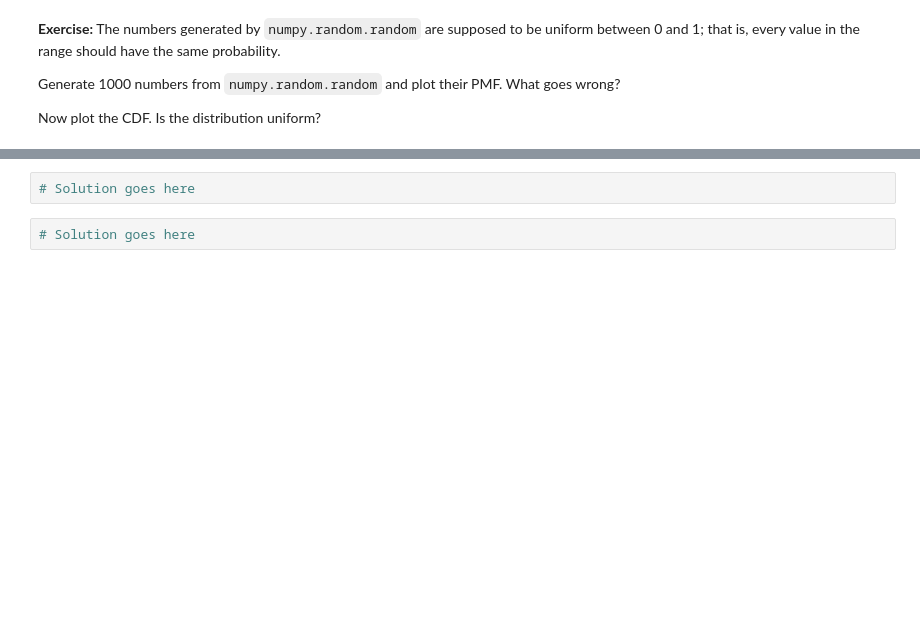
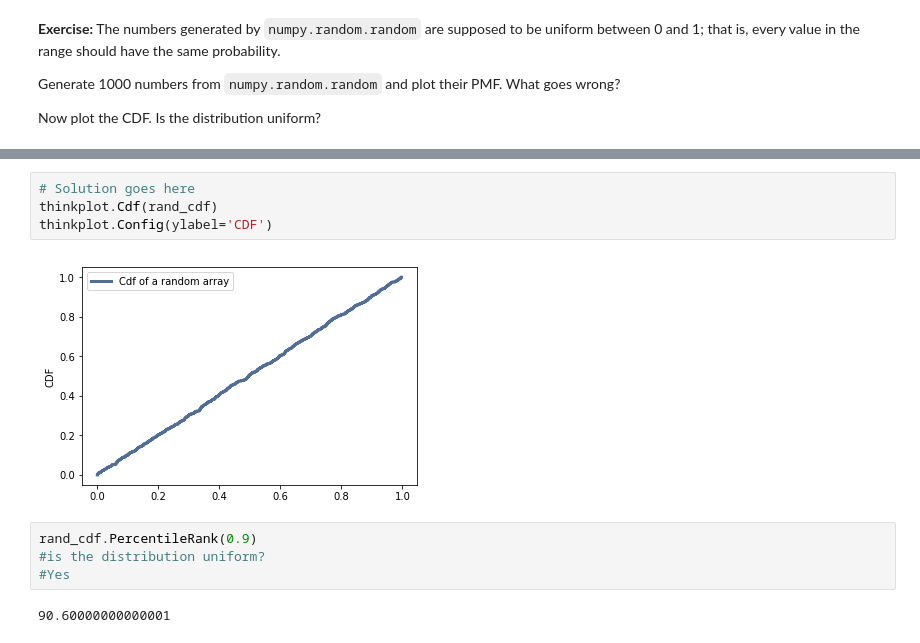
Before and after one commit to joaomarcoslds/ThinkStats2, a Jupyter notebook: code/chap04ex.ipynb, the cells around one changed output, grey strips where cells are left out. Cells and saved outputs as stored; diff of their text form; blank space fills up the shorter version.

```diff
--- a/code/chap04ex.ipynb
+++ b/code/chap04ex.ipynb
@@ -221,4 +260,12 @@ Now plot the CDF. Is the distribution uniform?
 # %%
 # Solution goes here
+thinkplot.Cdf(rand_cdf)
+thinkplot.Config(ylabel='CDF')
+# %% [output]
+[figure, added]
-# %%
-# Solution goes here
+# %%
+rand_cdf.PercentileRank(0.9)
+#is the distribution uniform?
+#Yes
+# %% [output]
+90.60000000000001
```
Also changed, not shown: parts of 7 cells of this notebook.
